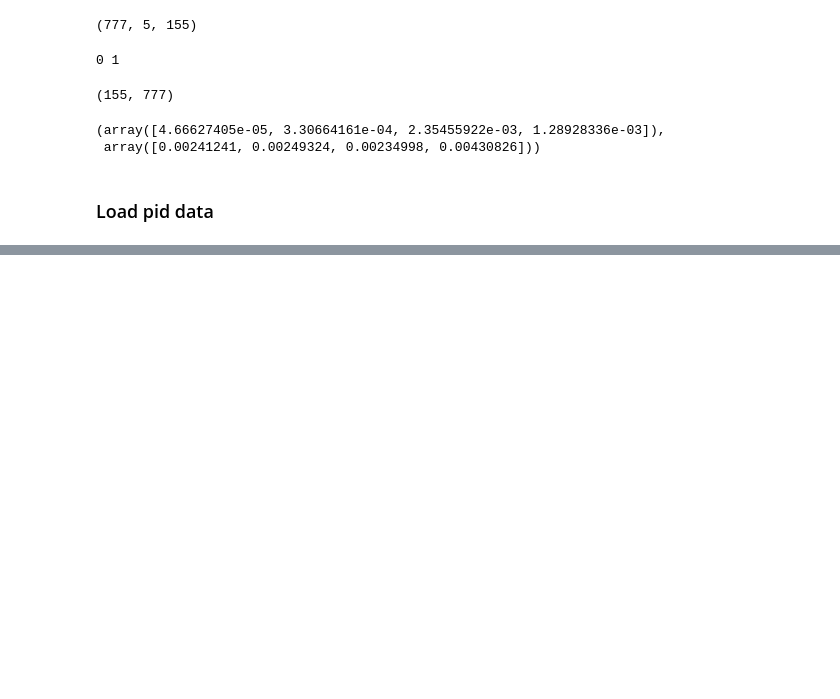
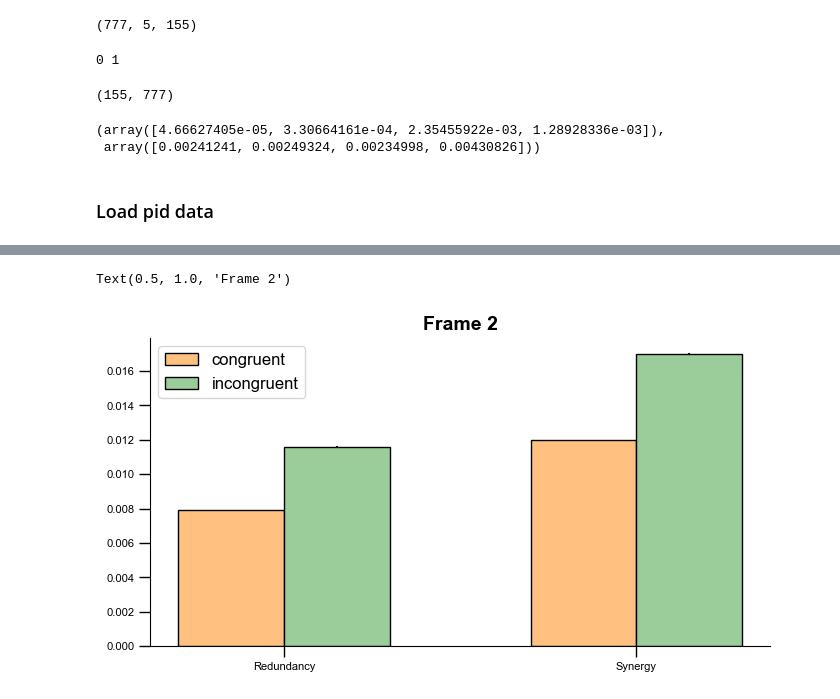
Before and after one commit to debottamKundu/ibl-partial-info-decomp, a Jupyter notebook: notebooks/widefield_pid.ipynb, the cells around one changed output, grey strips where cells are left out. Drawn from its saved outputs; the diff is of its cells as text; code cells hidden in the pictures; blank space fills up the shorter version.

```diff
--- a/notebooks/widefield_pid.ipynb
+++ b/notebooks/widefield_pid.ipynb
@@ -244,0 +354,27 @@ array([-0.00160285, -0.00200113, -0.00383851, -0.01759361])
+# %%
+fig, ax = plt.subplots(figsize=(8, 4))
+colors = ["#ffc080", "#9bcd9b"]  # congruent, incongruent
+ax.bar(
+    np.arange(2),
+    [means_1[0, 2], means_1[0, 3]],
+    yerr=[sems_1[0, 2], sems_1[0, 3]],
+    width=0.3,
+    color=colors[0],
+    label="congruent",
+    edgecolor="k",
+)
+ax.bar(
+    np.arange(2) + 0.3,
+    [means_1[1, 2], means_1[1, 3]],
+    yerr=[sems_1[1, 2], sems_1[1, 3]],
+    width=0.3,
+    color=colors[1],
+    label="incongruent",
+    edgecolor="k",
+)
+ax.legend()
+ax.set_xticks(np.arange(2) + 0.15, ["Redundancy", "Synergy"])
+ax.set_title("Frame 2")
+# %% [output]
+Text(0.5, 1.0, 'Frame 2')
+[figure, added]
```
Also changed, not shown: parts of 17 cells of this notebook, 9 other files.
